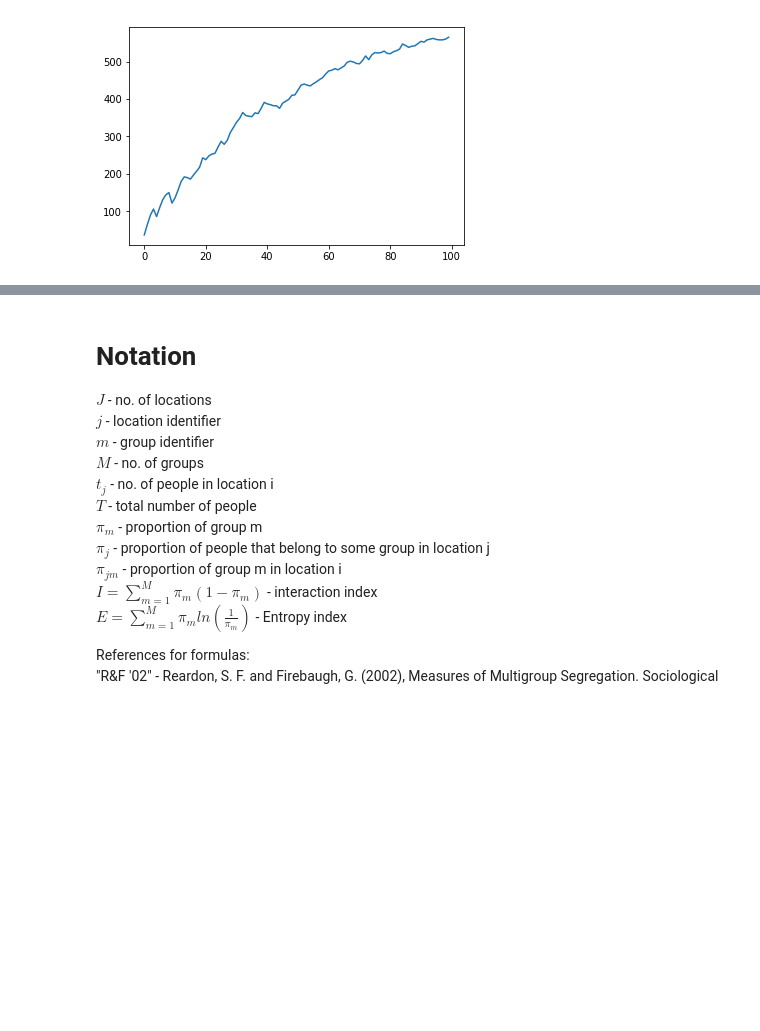
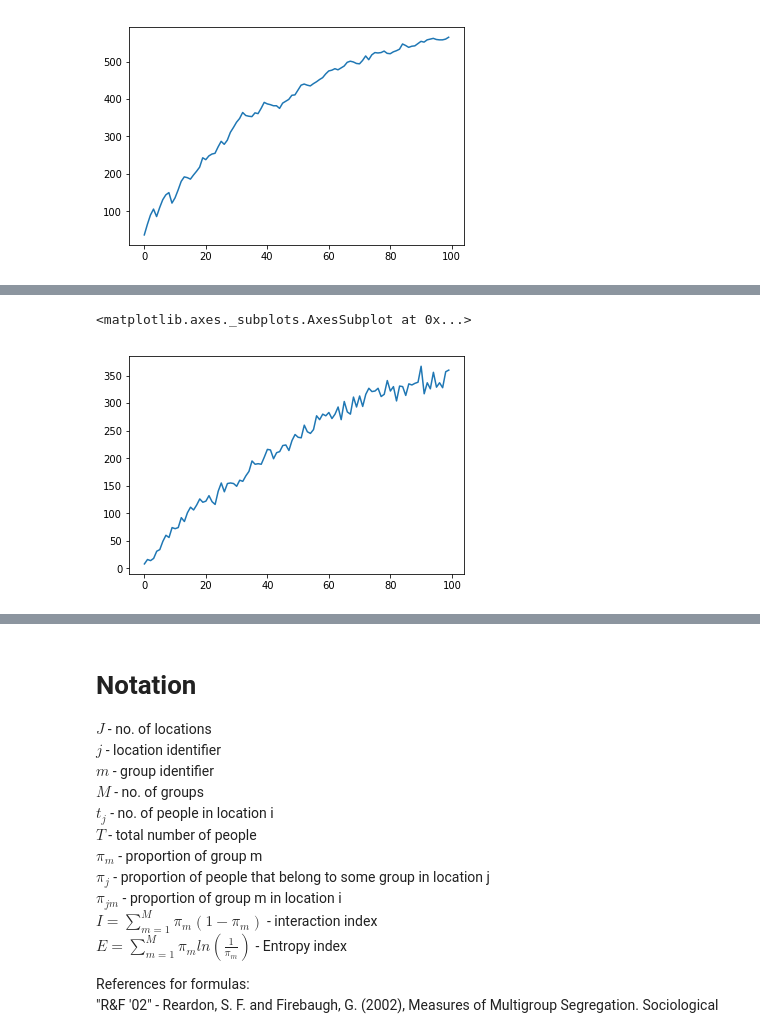
Before and after one commit to axpur/AxelHSG, a Jupyter notebook: notes.ipynb, the cells around one changed output, grey strips where cells are left out. Drawn from its saved outputs; the diff is of its cells as text; code cells hidden in the pictures; blank space fills up the shorter version.

```diff
--- a/notes.ipynb
+++ b/notes.ipynb
@@ -234,0 +236,5 @@ AttributeError: 'DataFrame' object has no attribute 'happy_plot'
+# %%
+model_out_us.seg_agents.plot()
+# %% [output]
+<matplotlib.axes._subplots.AxesSubplot at 0x...>
+[figure, added]
```
Also changed, not shown: parts of 7 cells of this notebook, 7 other files.
